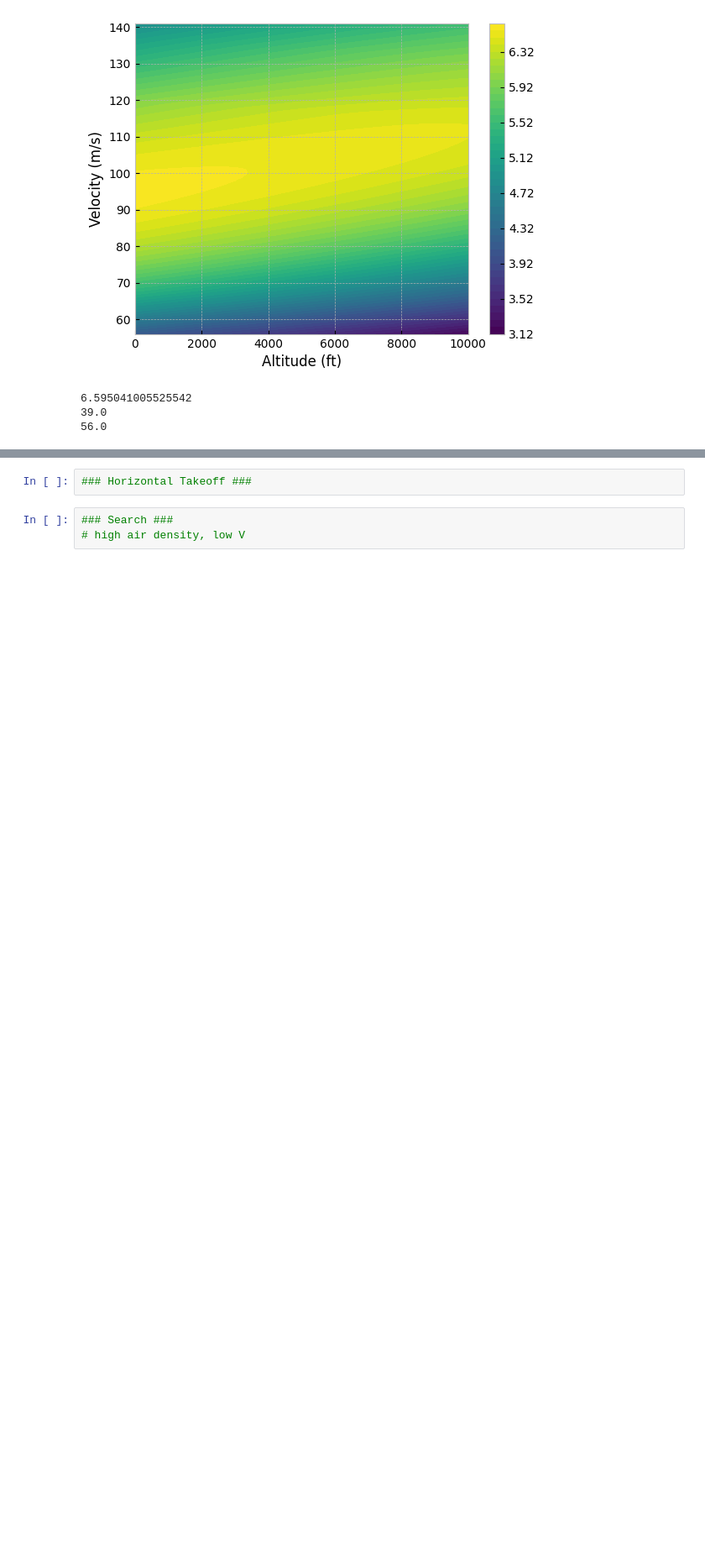
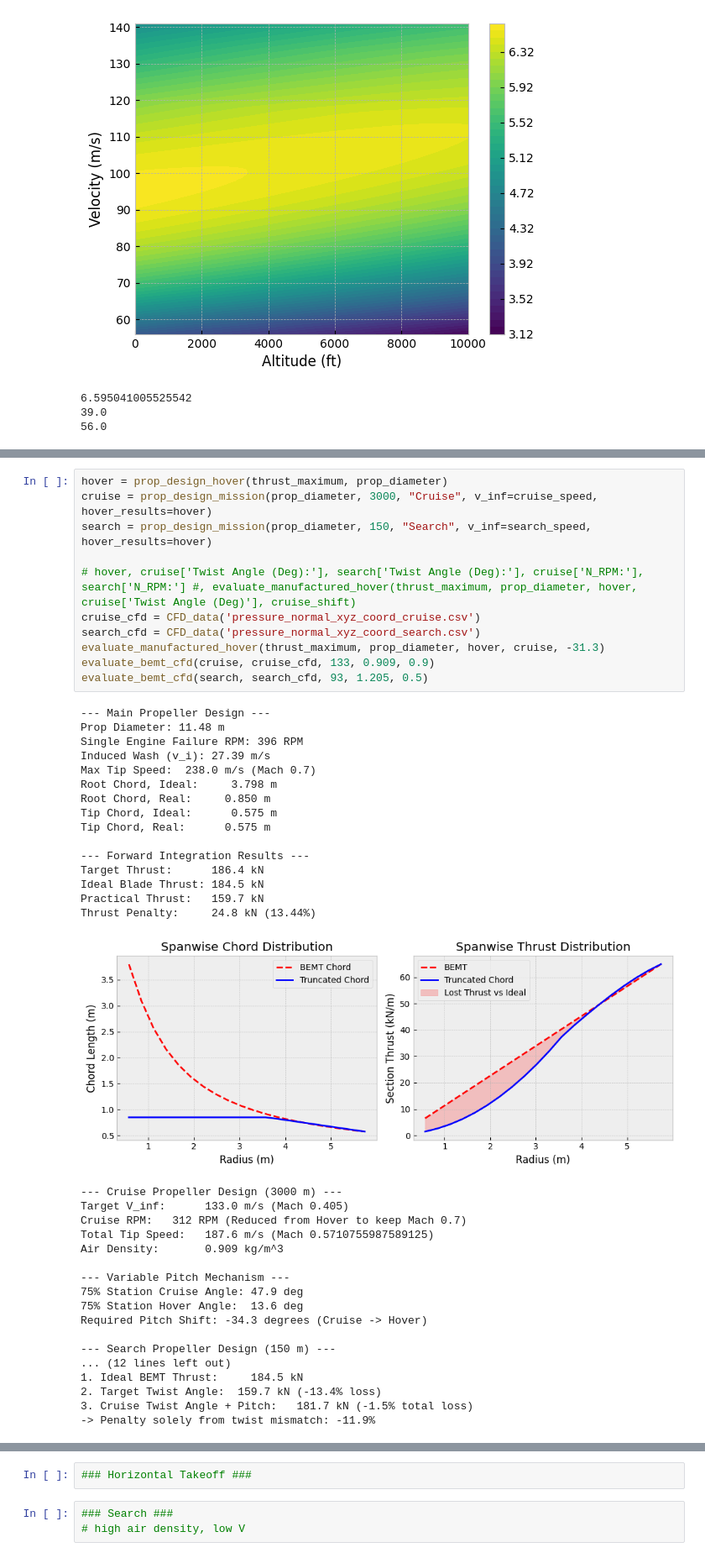
Before and after one commit to abirizky998/imperial_AET_jetenginedesign, a Jupyter notebook: AET_Code.ipynb, the cells around one changed output, grey strips where cells are left out. Shown at 84% size. Saved outputs shown, nothing was run; the diff lists cells and outputs as text; blank space fills up the shorter version.

```diff
--- a/AET_Code.ipynb
+++ b/AET_Code.ipynb
@@ -574,0 +585,45 @@ Required Pitch Shift: -34.4 degrees (Cruise -> Hover)
+# %%
+hover = prop_design_hover(thrust_maximum, prop_diameter)
+cruise = prop_design_mission(prop_diameter, 3000, "Cruise", v_inf=cruise_speed, hover_results=hover)
+search = prop_design_mission(prop_diameter, 150, "Search", v_inf=search_speed, hover_results=hover)
+
+# hover, cruise['Twist Angle (Deg):'], search['Twist Angle (Deg):'], cruise['N_RPM:'], search['N_RPM:'] #, evaluate_manufactured_hover(thrust_maximum, prop_diameter, hover, cruise['Twist Angle (Deg)'], cruise_shift)
+cruise_cfd = CFD_data('pressure_normal_xyz_coord_cruise.csv')
+search_cfd = CFD_data('pressure_normal_xyz_coord_search.csv')
+evaluate_manufactured_hover(thrust_maximum, prop_diameter, hover, cruise, -31.3)
+evaluate_bemt_cfd(cruise, cruise_cfd, 133, 0.909, 0.9)
+evaluate_bemt_cfd(search, search_cfd, 93, 1.205, 0.5)
+# %% [output]
+--- Main Propeller Design ---
+Prop Diameter: 11.48 m
+Single Engine Failure RPM: 396 RPM
+Induced Wash (v_i): 27.39 m/s
+Max Tip Speed:  238.0 m/s (Mach 0.7)
+Root Chord, Ideal:     3.798 m
+Root Chord, Real:     0.850 m
+Tip Chord, Ideal:      0.575 m
+Tip Chord, Real:      0.575 m
+
+--- Forward Integration Results ---
+Target Thrust:      186.4 kN
+Ideal Blade Thrust: 184.5 kN
+Practical Thrust:   159.7 kN
+Thrust Penalty:     24.8 kN (13.44%)
+[figure, added]
+--- Cruise Propeller Design (3000 m) ---
+Target V_inf:      133.0 m/s (Mach 0.405)
+Cruise RPM:   312 RPM (Reduced from Hover to keep Mach 0.7)
+Total Tip Speed:   187.6 m/s (Mach 0.5710755987589125)
+Air Density:       0.909 kg/m^3
+
+--- Variable Pitch Mechanism ---
+75% Station Cruise Angle: 47.9 deg
+75% Station Hover Angle:  13.6 deg
+Required Pitch Shift: -34.3 degrees (Cruise -> Hover)
+
+--- Search Propeller Design (150 m) ---
+... (12 lines left out)
+1. Ideal BEMT Thrust:     184.5 kN
+2. Target Twist Angle:  159.7 kN (-13.4% loss)
+3. Cruise Twist Angle + Pitch:   181.7 kN (-1.5% total loss)
+-> Penalty solely from twist mismatch: -11.9%
```
Also changed, not shown: parts of 7 cells of this notebook, 3 other files.
